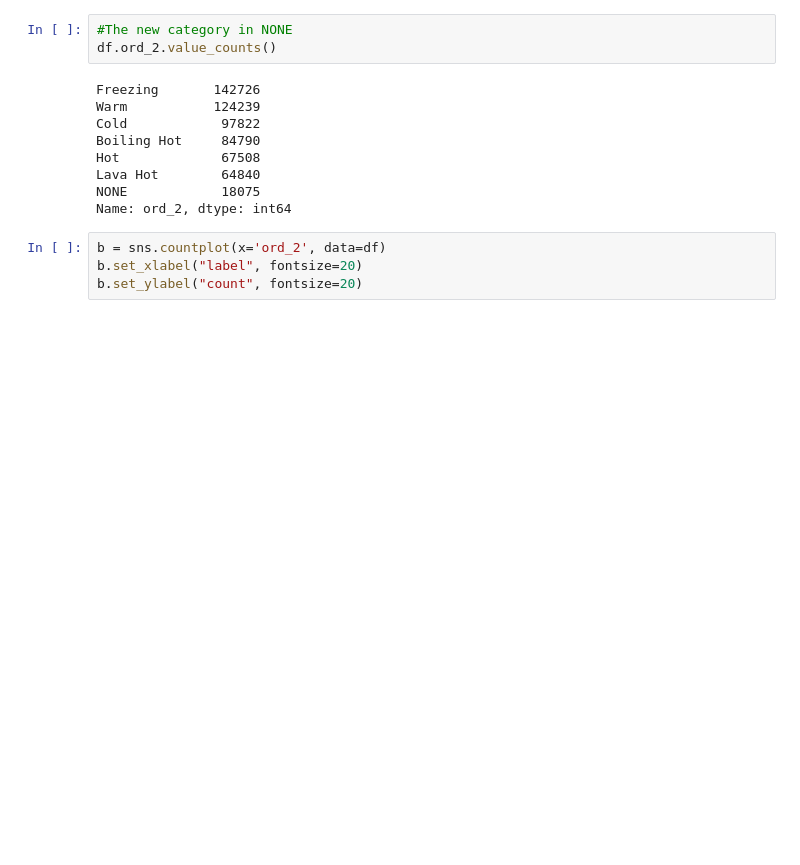
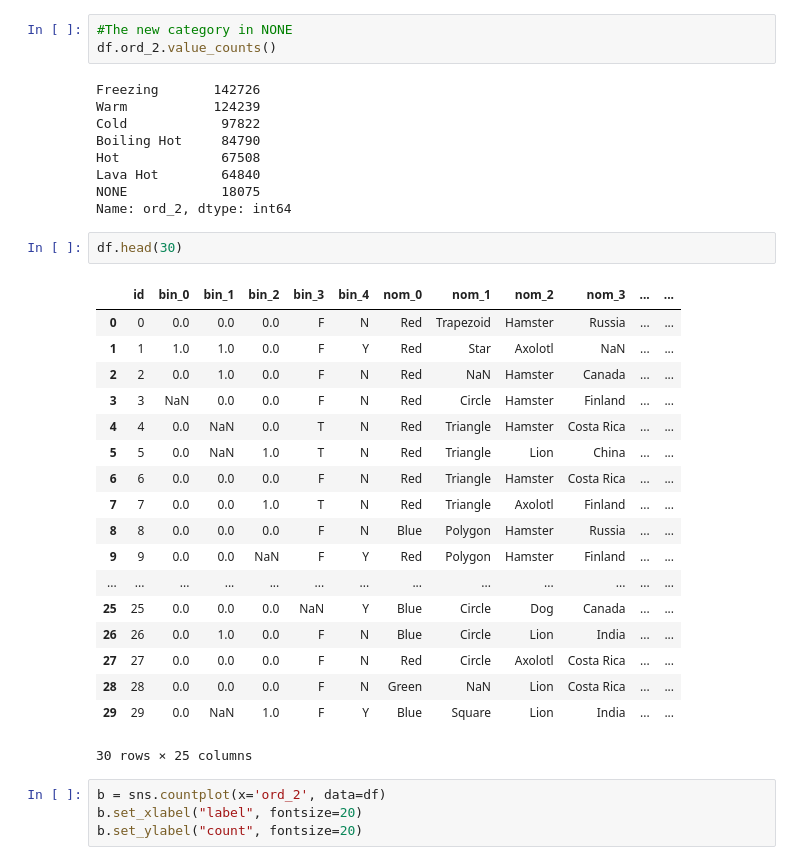
Before and after one commit to JnavioT/Practice_ML_DL, a Jupyter notebook: C5_Approaching_categorical_variables/notebooks/exploration.ipynb, the cells around one changed output. Drawn from its saved outputs; the diff is of its cells as text; blank space fills up the shorter version.

```diff
--- a/C5_Approaching_categorical_variables/notebooks/exploration.ipynb
+++ b/C5_Approaching_categorical_variables/notebooks/exploration.ipynb
@@ -306,6 +306,27 @@ Hot             67508
 Lava Hot        64840
 NONE            18075
 Name: ord_2, dtype: int64
+# %%
+df.head(30)
+# %% [output]
+|  | id | bin_0 | bin_1 | bin_2 | bin_3 | bin_4 | nom_0 | nom_1 | nom_2 | nom_3 | ... | ... |
+| 0 | 0 | 0.0 | 0.0 | 0.0 | F | N | Red | Trapezoid | Hamster | Russia | ... | ... |
+| 1 | 1 | 1.0 | 1.0 | 0.0 | F | Y | Red | Star | Axolotl | NaN | ... | ... |
+| 2 | 2 | 0.0 | 1.0 | 0.0 | F | N | Red | NaN | Hamster | Canada | ... | ... |
+| 3 | 3 | NaN | 0.0 | 0.0 | F | N | Red | Circle | Hamster | Finland | ... | ... |
+| 4 | 4 | 0.0 | NaN | 0.0 | T | N | Red | Triangle | Hamster | Costa Rica | ... | ... |
+| 5 | 5 | 0.0 | NaN | 1.0 | T | N | Red | Triangle | Lion | China | ... | ... |
+| 6 | 6 | 0.0 | 0.0 | 0.0 | F | N | Red | Triangle | Hamster | Costa Rica | ... | ... |
+| 7 | 7 | 0.0 | 0.0 | 1.0 | T | N | Red | Triangle | Axolotl | Finland | ... | ... |
+| 8 | 8 | 0.0 | 0.0 | 0.0 | F | N | Blue | Polygon | Hamster | Russia | ... | ... |
+| 9 | 9 | 0.0 | 0.0 | NaN | F | Y | Red | Polygon | Hamster | Finland | ... | ... |
+| ... | ... | ... | ... | ... | ... | ... | ... | ... | ... | ... | ... | ... |
+| 25 | 25 | 0.0 | 0.0 | 0.0 | NaN | Y | Blue | Circle | Dog | Canada | ... | ... |
+| 26 | 26 | 0.0 | 1.0 | 0.0 | F | N | Blue | Circle | Lion | India | ... | ... |
+| 27 | 27 | 0.0 | 0.0 | 0.0 | F | N | Red | Circle | Axolotl | Costa Rica | ... | ... |
+| 28 | 28 | 0.0 | 0.0 | 0.0 | F | N | Green | NaN | Lion | Costa Rica | ... | ... |
+| 29 | 29 | 0.0 | NaN | 1.0 | F | Y | Blue | Square | Lion | India | ... | ... |
+30 rows × 25 columns
 # %%
 b = sns.countplot(x='ord_2', data=df)
 b.set_xlabel("label", fontsize=20)
```
Also changed, not shown: parts of 2 cells of this notebook, 1 other file.
